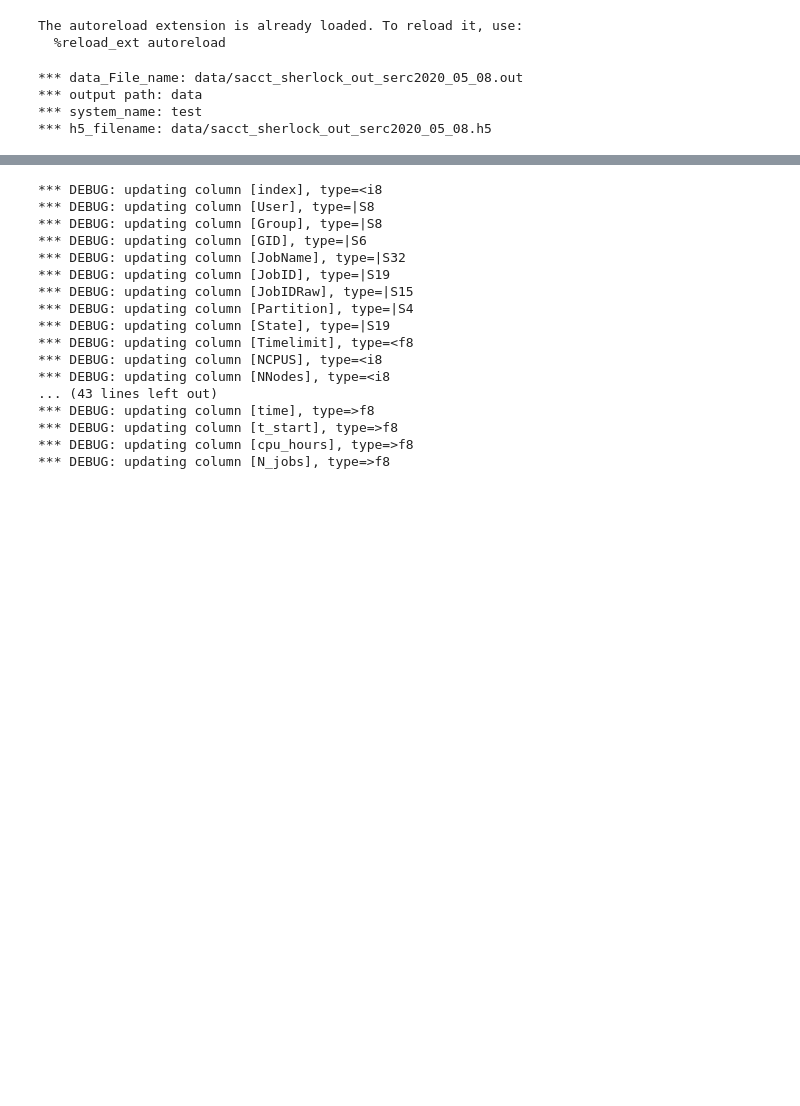
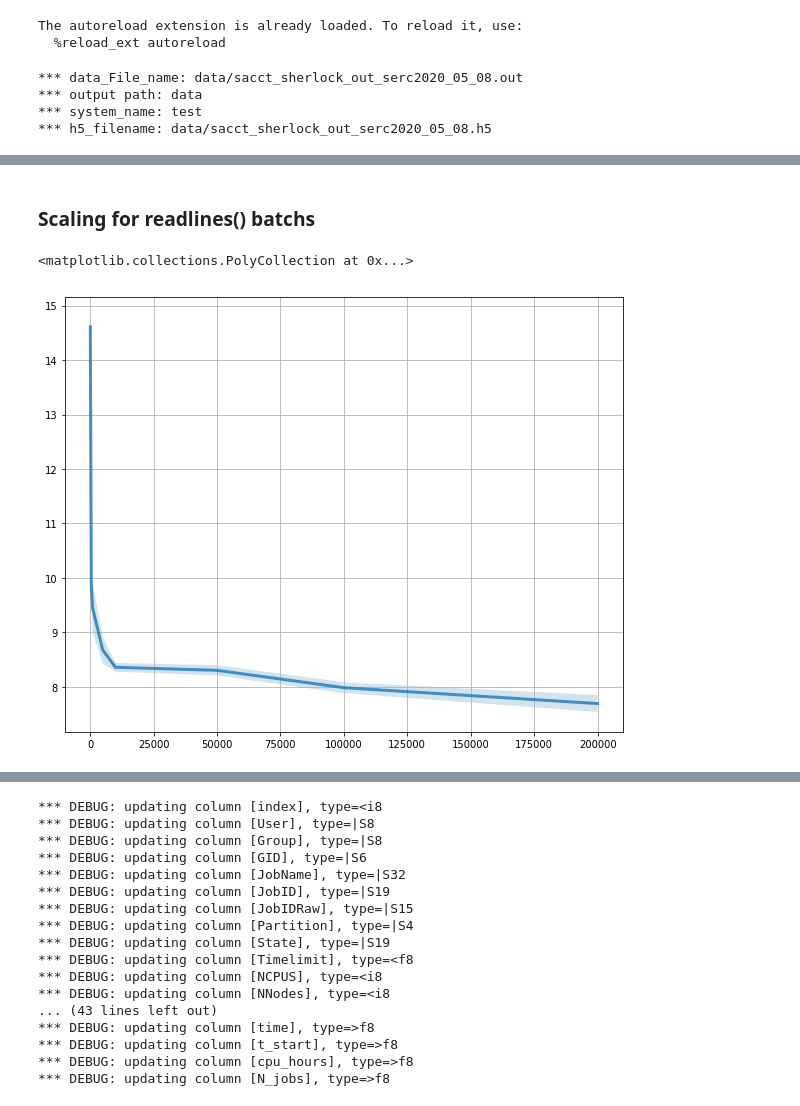
Before and after one commit to jeffersonscientific/HPC_analytics, a Jupyter notebook: parallel_dev.ipynb, the cells around one changed output, grey strips where cells are left out. Drawn from its saved outputs; the diff is of its cells as text; code cells hidden in the pictures; blank space fills up the shorter version.

```diff
--- a/parallel_dev.ipynb
+++ b/parallel_dev.ipynb
@@ -46,0 +69,7 @@ print('*** h5_filename: {}'.format(h5_filename))
+# %%
+%%timeit
+
+with open(data_file_name, 'r') as fin:
+    xx = [fin.readline() for k in range(k0)]
+#
+print('** ', len(xx))
@@ -46,0 +107,8 @@ print('*** h5_filename: {}'.format(h5_filename))
+# %%
+xx = []
+with open(data_file_name, 'r') as fin:
+    while len(xx)<k0:
+        xx += fin.readlines(chunk)
+for rw in xx[0:5]:
+    print('** ', rw)
+print('** ', len(xx))
@@ -47,3 +133,45 @@ print('*** h5_filename: {}'.format(h5_filename))
+# %% [markdown]
+### Scaling for readlines() batchs
+# %%
+#
+do_batch_scaling = 0
+#
+if do_batch_scaling:
+    chunk_sizes = [100, 500, 1000, 5000, 10000, 50000, 100000, 200000, 500000, 1000000]
+    times=[]
+    nits=10
+    loops=10
+    aggs = numpy.zeros( (len(chunk_sizes),2) )
+    for k,cs in enumerate(chunk_sizes):
+        times=[]
+        print('*** cs={}'.format(cs))
+        for n in range(nits):
+            t0 = time.time()
+            for l in range(loops):
+                xx=[]
+                chunk=int(1e5)
+                with open(data_file_name, 'r') as fin:
+                    while len(xx)<k0:
+                        xx += [*fin.readlines(cs)]
+                    #
+                #
+            times += [time.time()-t0]
+            #
+        aggs[k] = [numpy.mean(times), numpy.std(times)]
+    #
+    print('** aggs: ')
+    print('**\n', aggs)
+
+    aggs = aggs[0:(len(chunk_sizes))]
+    fg = plt.figure(figsize=(10,8))
+    ax = plt.gca()
+    ax.grid()
+    #
+    ax.plot(chunk_sizes, aggs[:,0], zorder=11, lw=3., alpha=.8)
+    ax.fill_between(chunk_sizes, aggs[:,0]-aggs[:,1], aggs[:,0]+aggs[:,1], alpha=.2, zorder=1)
+# %% [output]
+<matplotlib.collections.PolyCollection at 0x...>
+[figure, added]
 # %%
 #with open(pkl_name, 'rb') as fin:
 #    sacct_obj = pickle.load(fin)
```
Also changed, not shown: parts of 18 cells of this notebook, 1 other file.
